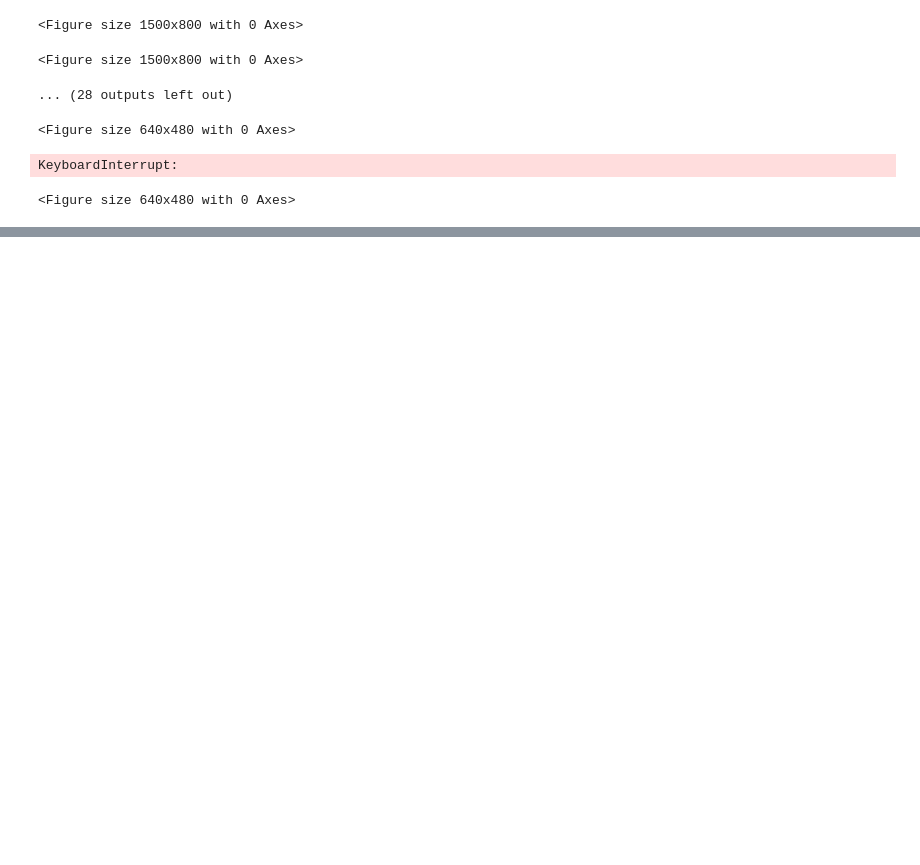
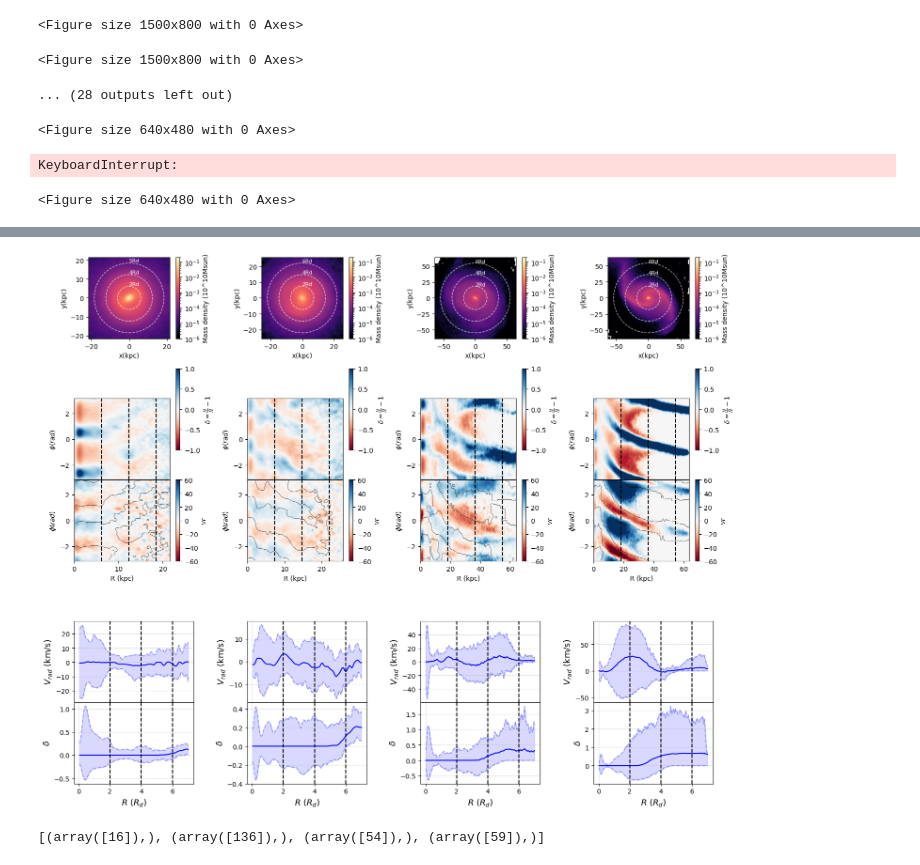
Before and after one commit to Alverd02/Kinematic-Signatures-of-Bars-and-Spirals-in-TNG50-Galaxies, a Jupyter notebook: Multiple galaxies.ipynb, the cells around one changed output, grey strips where cells are left out. Cells and saved outputs as stored; diff of their text form; code cells hidden in the pictures; blank space fills up the shorter version.

```diff
--- a/Multiple galaxies.ipynb
+++ b/Multiple galaxies.ipynb
@@ -1176,0 +1210,50 @@ plt.show()
+# %%
+
+fig, axes = plt.subplots(5, 4, figsize=(15, 12))
+axes_flat = axes.flatten()
+
+for i in range(len(barred_examples)):
+    m, x, y, vx, vy = data_20max(barred_examples[i], z_ref, t_ref)
+    Rd = get_Rd(bar_index[i], x, y)
+
+    im1 = plot_mass(x, y, m, axes_flat[i], Rd)
+    im3 = plot_contrast(axes_flat[i+4], x, y, Rd)
+    im5 = plot_contour(axes_flat[i+8], x, y, Rd)
+    plot_vr_profile(axes_flat[i+12], x, y, vx, vy, Rd)
+    plot_delta_profile(axes_flat[i+16], x, y, vx, vy, Rd)
+
+
+    axes_flat[i+4].tick_params(labelbottom=False)
+    axes_flat[i+12].tick_params(labelbottom=False)
+
+    fig.colorbar(im1, ax=axes_flat[i], label='Mass density (10^10Msun)')
+    fig.colorbar(im3, ax=axes_flat[i+4], label=r'$\delta = \frac{N}{\bar{N}}-1$')
+    fig.colorbar(im5, ax=axes_flat[i+8], label=r'$vr$')
+
+
+plt.tight_layout()
+
+
+for col in range(4):
+
+    pos_sup_polar = axes[1, col].get_position()
+    pos_inf_polar = axes[2, col].get_position()
+
+    axes[1, col].set_position([pos_sup_polar.x0, pos_inf_polar.y1, pos_sup_polar.width, pos_sup_polar.height])
+
+    pos_sup_prof = axes[3, col].get_position()
+    pos_inf_prof = axes[4, col].get_position()
+
+    axes[3, col].set_position([pos_sup_prof.x0, pos_inf_prof.y1, pos_sup_prof.width, pos_sup_prof.height])
+
+
+plt.savefig("barred_examples.png", dpi=300, bbox_inches='tight')
+plt.show()
+# %% [output]
+[figure, added]
+# %%
+nobarred_examples = [167395.0,432106.0,479938.0,501725.0]
+nobar_index = get_index(mass_cuts_id, nobarred_examples)
+print(bar_index)
+# %% [output]
+[(array([16]),), (array([136]),), (array([54]),), (array([59]),)]
```
Also changed, not shown: parts of 13 cells of this notebook, 3 other files.
